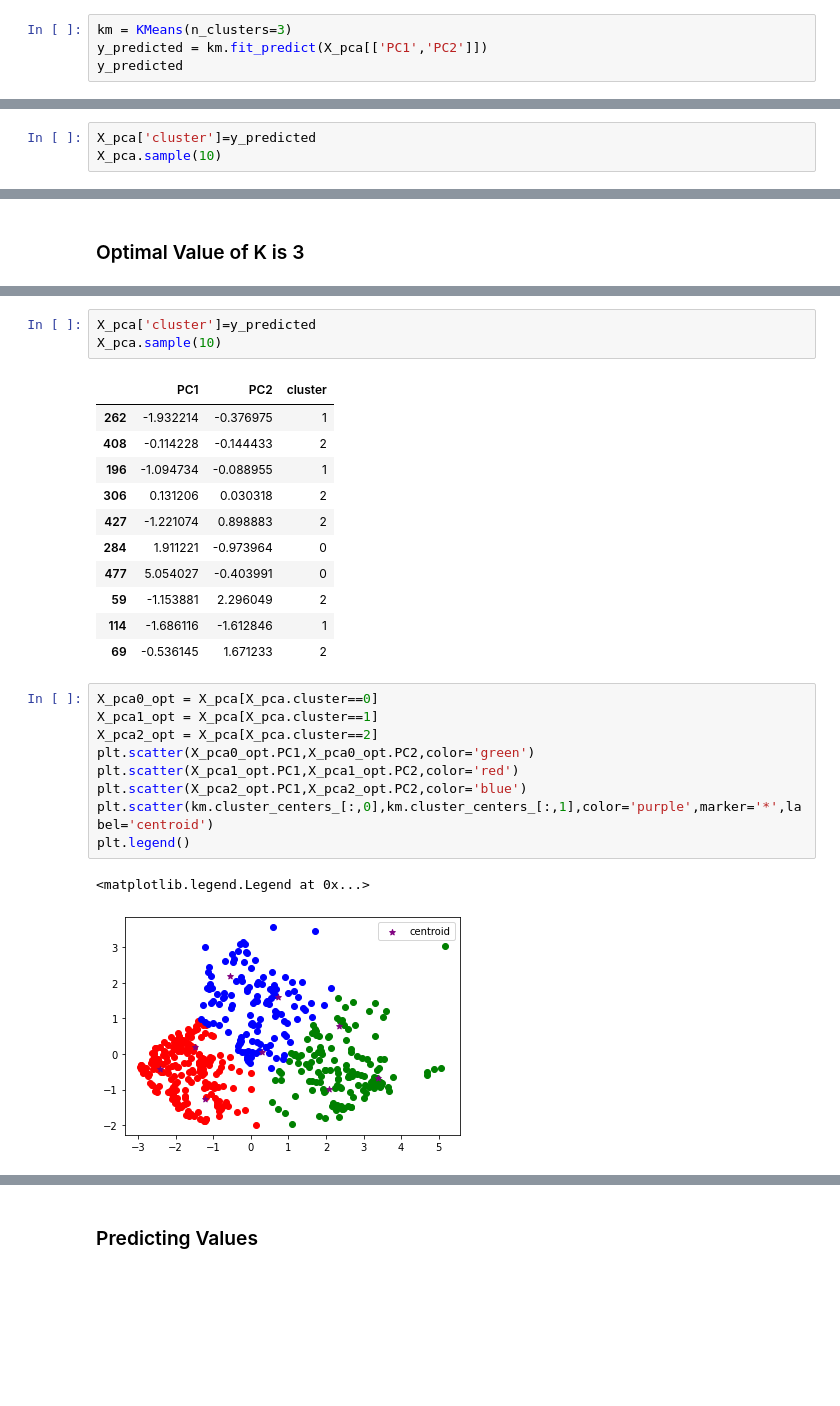
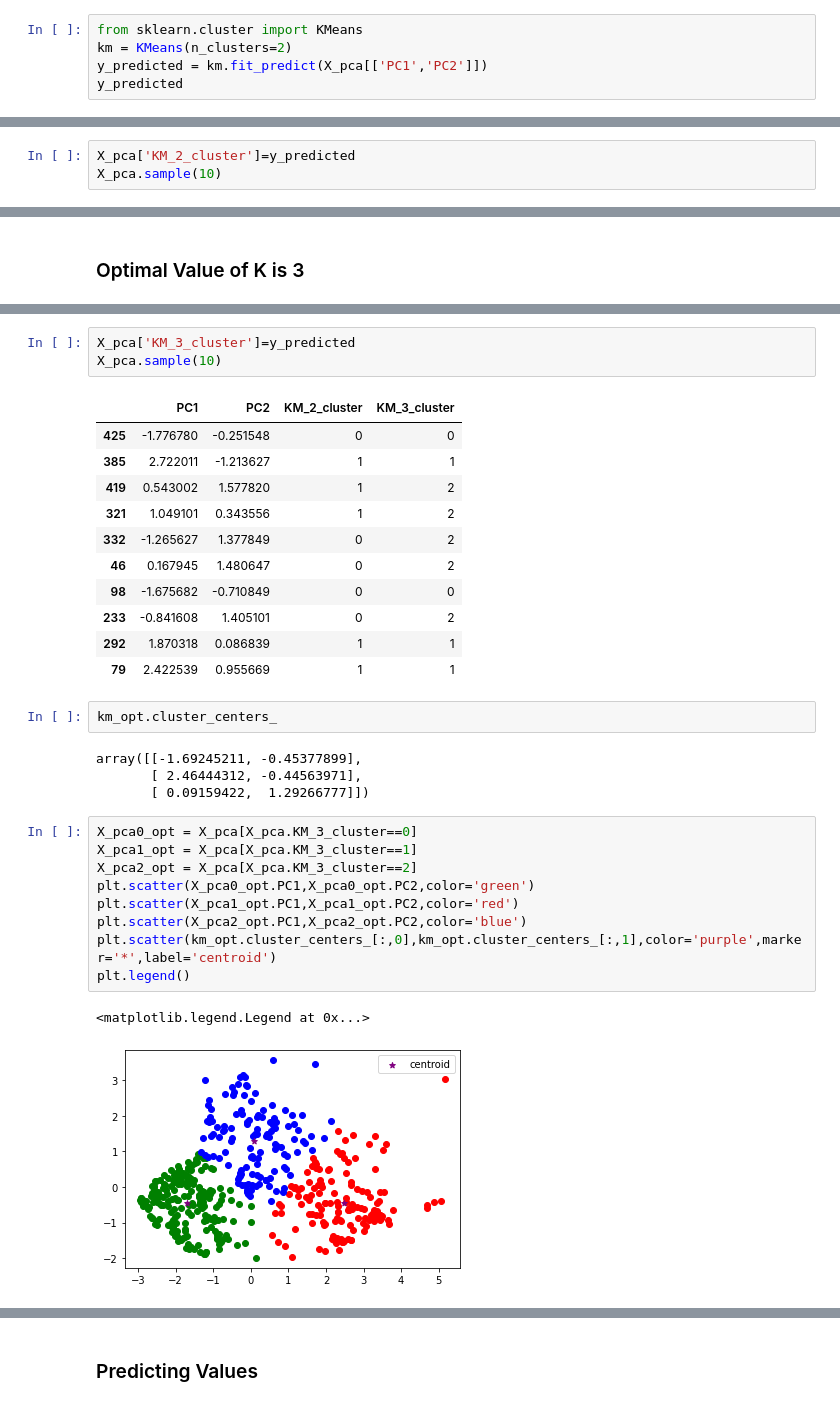
Before and after one commit to mohsin-88069/AU_ML_Air_Quality, a Jupyter notebook: Rabindra_Notebook Unsupervised.ipynb, the cells around one changed output, grey strips where cells are left out. Drawn from its saved outputs; the diff is of its cells as text; blank space fills up the shorter version.

```diff
--- a/Rabindra_Notebook Unsupervised.ipynb
+++ b/Rabindra_Notebook Unsupervised.ipynb
@@ -776,7 +776,8 @@ X_pca
 # %% [markdown]
 ### K Means Clustering
 # %%
-km = KMeans(n_clusters=3)
+from sklearn.cluster import KMeans
+km = KMeans(n_clusters=2)
 y_predicted = km.fit_predict(X_pca[['PC1','PC2']])
 y_predicted
 # %% [output]
@@ -800,4 +801,4 @@ array([2, 2, 2, 2, 2, 2, 2, 2, 2, 2, 2, 2, 2, 2, 2, 2, 2, 2, 2, 2, 2, 2,
 # %%
-X_pca['cluster']=y_predicted
+X_pca['KM_2_cluster']=y_predicted
 X_pca.sample(10)
 # %% [output]
@@ -869,30 +876,36 @@ array([0, 0, 0, 0, 0, 0, 0, 0, 0, 0, 0, 0, 0, 0, 0, 0, 0, 0, 0, 0, 0, 0,
 # %%
-X_pca['cluster']=y_predicted
+X_pca['KM_3_cluster']=y_predicted
 X_pca.sample(10)
 # %% [output]
-|  | PC1 | PC2 | cluster |
-| 262 | -1.932214 | -0.376975 | 1 |
-| 408 | -0.114228 | -0.144433 | 2 |
-| 196 | -1.094734 | -0.088955 | 1 |
-| 306 | 0.131206 | 0.030318 | 2 |
-| 427 | -1.221074 | 0.898883 | 2 |
-| 284 | 1.911221 | -0.973964 | 0 |
-| 477 | 5.054027 | -0.403991 | 0 |
-| 59 | -1.153881 | 2.296049 | 2 |
-| 114 | -1.686116 | -1.612846 | 1 |
-| 69 | -0.536145 | 1.671233 | 2 |
+|  | PC1 | PC2 | KM_2_cluster | KM_3_cluster |
+| 425 | -1.776780 | -0.251548 | 0 | 0 |
+| 385 | 2.722011 | -1.213627 | 1 | 1 |
+| 419 | 0.543002 | 1.577820 | 1 | 2 |
+| 321 | 1.049101 | 0.343556 | 1 | 2 |
+| 332 | -1.265627 | 1.377849 | 0 | 2 |
+| 46 | 0.167945 | 1.480647 | 0 | 2 |
+| 98 | -1.675682 | -0.710849 | 0 | 0 |
+| 233 | -0.841608 | 1.405101 | 0 | 2 |
+| 292 | 1.870318 | 0.086839 | 1 | 1 |
+| 79 | 2.422539 | 0.955669 | 1 | 1 |
+# %%
+km_opt.cluster_centers_
+# %% [output]
+array([[-1.69245211, -0.45377899],
+       [ 2.46444312, -0.44563971],
+       [ 0.09159422,  1.29266777]])
 # %%
-X_pca0_opt = X_pca[X_pca.cluster==0]
-X_pca1_opt = X_pca[X_pca.cluster==1]
-X_pca2_opt = X_pca[X_pca.cluster==2]
+X_pca0_opt = X_pca[X_pca.KM_3_cluster==0]
+X_pca1_opt = X_pca[X_pca.KM_3_cluster==1]
+X_pca2_opt = X_pca[X_pca.KM_3_cluster==2]
 plt.scatter(X_pca0_opt.PC1,X_pca0_opt.PC2,color='green')
 plt.scatter(X_pca1_opt.PC1,X_pca1_opt.PC2,color='red')
 plt.scatter(X_pca2_opt.PC1,X_pca2_opt.PC2,color='blue')
-plt.scatter(km.cluster_centers_[:,0],km.cluster_centers_[:,1],color='purple',marker='*',label='centroid')
+plt.scatter(km_opt.cluster_centers_[:,0],km_opt.cluster_centers_[:,1],color='purple',marker='*',label='centroid')
 plt.legend()
 # %% [output]
 <matplotlib.legend.Legend at 0x...>
-[figure, old version]
+[figure, new version]
 # %%
 km_opt.cluster_centers_
 # %% [output]
```
Also changed, not shown: parts of 21 cells of this notebook.
